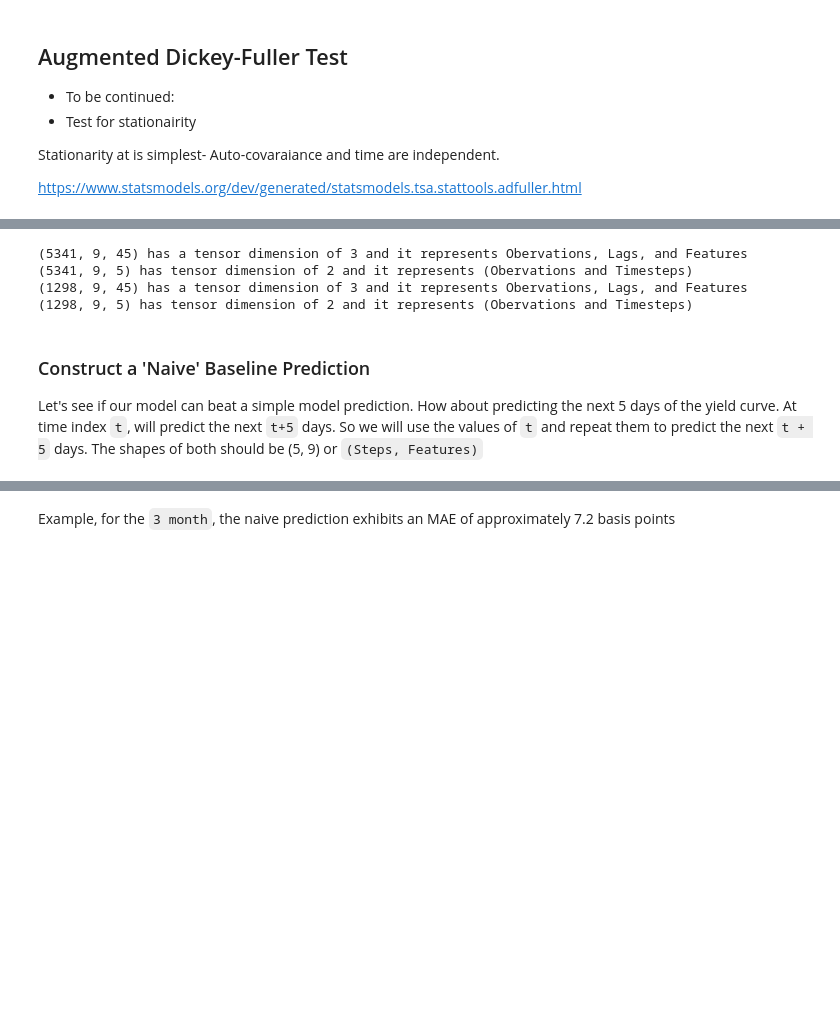
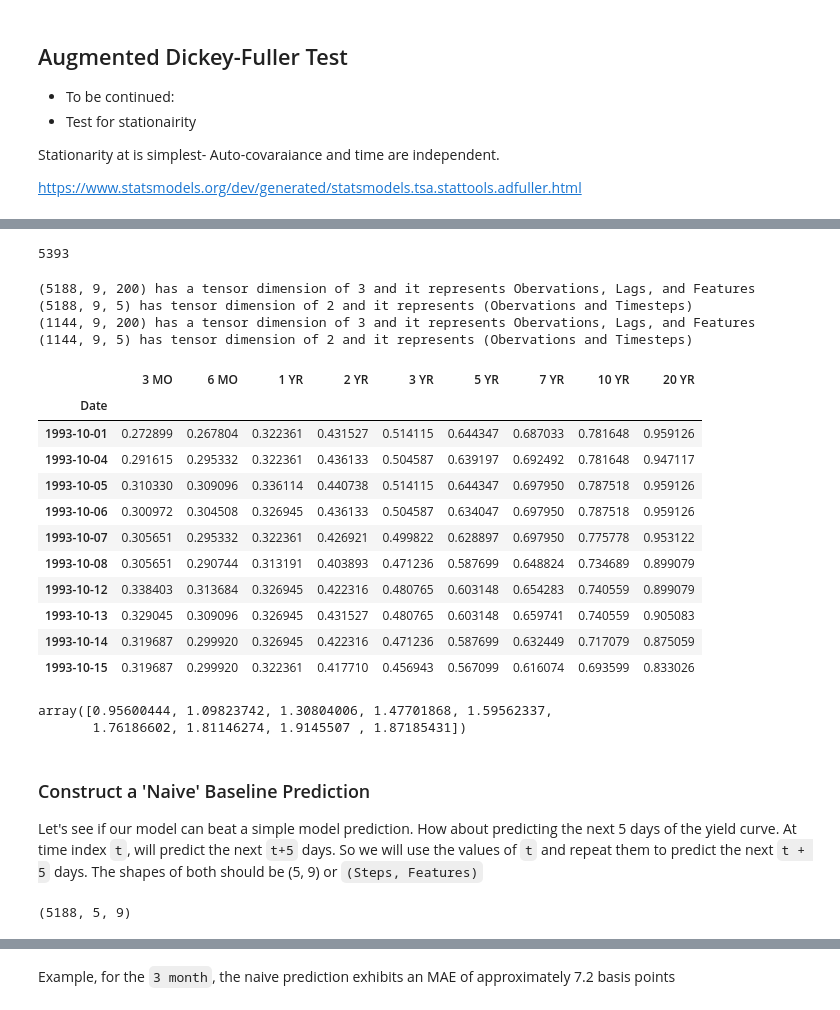
Before and after one commit to NicholasOgawa/EconML, a Jupyter notebook: CreditSpreads.ipynb, the cells around one changed output, grey strips where cells are left out. Drawn from its saved outputs; the diff is of its cells as text; code cells hidden in the pictures; blank space fills up the shorter version.

```diff
--- a/CreditSpreads.ipynb
+++ b/CreditSpreads.ipynb
@@ -276,0 +279,6 @@ There are several theories for the reasonance of yield curve shapes. There is **
+# %%
+from sklearn.preprocessing import StandardScaler
+
+scaler = StandardScaler()
+scaler.fit(df)
+scaler.transform(df)
@@ -354,24 +401,48 @@ def step_output(df, lags, steps):
     step_arr = np.dstack([l[lags+steps:] for l in step_list])
 
     return step_arr
+# %%
+len(df_train)
+# %% [output]
+5393
 # %%
-lags = 30
+lags = 200
 steps = 5
 
-Xtrain = lagfeatures(df_train, 45, 5)
-Ytrain = step_output(df_train, 45, 5)
-Xtest = lagfeatures(df_test, 45, 5)
-Ytest = step_output(df_test, 45, 5)
+Xtrain = lagfeatures(df_train, lags, steps)
+Ytrain = step_output(df_train, lags, steps)
+Xtest = lagfeatures(df_test, lags, steps)
+Ytest = step_output(df_test, lags, steps)
 
 print(f'{np.shape(Xtrain)} has a tensor dimension of 3 and it represents Obervations, Lags, and Features')
 print(f'{np.shape(Ytrain)} has tensor dimension of 2 and it represents (Obervations and Timesteps)')
 print(f'{np.shape(Xtest)} has a tensor dimension of 3 and it represents Obervations, Lags, and Features')
 print(f'{np.shape(Ytest)} has tensor dimension of 2 and it represents (Obervations and Timesteps)')
 # %% [output]
-(5341, 9, 45) has a tensor dimension of 3 and it represents Obervations, Lags, and Features
-(5341, 9, 5) has tensor dimension of 2 and it represents (Obervations and Timesteps)
-(1298, 9, 45) has a tensor dimension of 3 and it represents Obervations, Lags, and Features
-(1298, 9, 5) has tensor dimension of 2 and it represents (Obervations and Timesteps)
+(5188, 9, 200) has a tensor dimension of 3 and it represents Obervations, Lags, and Features
+(5188, 9, 5) has tensor dimension of 2 and it represents (Obervations and Timesteps)
+(1144, 9, 200) has a tensor dimension of 3 and it represents Obervations, Lags, and Features
+(1144, 9, 5) has tensor dimension of 2 and it represents (Obervations and Timesteps)
+# %%
+df.head(10)
+# %% [output]
+|  | 3 MO | 6 MO | 1 YR | 2 YR | 3 YR | 5 YR | 7 YR | 10 YR | 20 YR |
+| Date |  |  |  |  |  |  |  |  |  |
+| 1993-10-01 | 0.272899 | 0.267804 | 0.322361 | 0.431527 | 0.514115 | 0.644347 | 0.687033 | 0.781648 | 0.959126 |
+| 1993-10-04 | 0.291615 | 0.295332 | 0.322361 | 0.436133 | 0.504587 | 0.639197 | 0.692492 | 0.781648 | 0.947117 |
+| 1993-10-05 | 0.310330 | 0.309096 | 0.336114 | 0.440738 | 0.514115 | 0.644347 | 0.697950 | 0.787518 | 0.959126 |
+| 1993-10-06 | 0.300972 | 0.304508 | 0.326945 | 0.436133 | 0.504587 | 0.634047 | 0.697950 | 0.787518 | 0.959126 |
+| 1993-10-07 | 0.305651 | 0.295332 | 0.322361 | 0.426921 | 0.499822 | 0.628897 | 0.697950 | 0.775778 | 0.953122 |
+| 1993-10-08 | 0.305651 | 0.290744 | 0.313191 | 0.403893 | 0.471236 | 0.587699 | 0.648824 | 0.734689 | 0.899079 |
+| 1993-10-12 | 0.338403 | 0.313684 | 0.326945 | 0.422316 | 0.480765 | 0.603148 | 0.654283 | 0.740559 | 0.899079 |
+| 1993-10-13 | 0.329045 | 0.309096 | 0.326945 | 0.431527 | 0.480765 | 0.603148 | 0.659741 | 0.740559 | 0.905083 |
+| 1993-10-14 | 0.319687 | 0.299920 | 0.326945 | 0.422316 | 0.471236 | 0.587699 | 0.632449 | 0.717079 | 0.875059 |
+| 1993-10-15 | 0.319687 | 0.299920 | 0.322361 | 0.417710 | 0.456943 | 0.567099 | 0.616074 | 0.693599 | 0.833026 |
+# %%
+Xtrain[0,:,-1]
+# %% [output]
+array([0.95600444, 1.09823742, 1.30804006, 1.47701868, 1.59562337,
+       1.76186602, 1.81146274, 1.9145507 , 1.87185431])
 # %% [markdown]
 ### Construct a 'Naive' Baseline Prediction
 Let's see if our model can beat a simple model prediction.
@@ -394,4 +480,9 @@ def naive_prediction(arr, steps):
         agg_maes.append(mae)
         mae_pred = np.mean(agg_maes, axis = 0)
     return mae_pred
+# %%
+y_naivepred= naive_prediction_y(Xtrain, 5)
+y_naivepred.shape
+# %% [output]
+(5188, 5, 9)
 # %%
```
Also changed, not shown: parts of 43 cells of this notebook.
